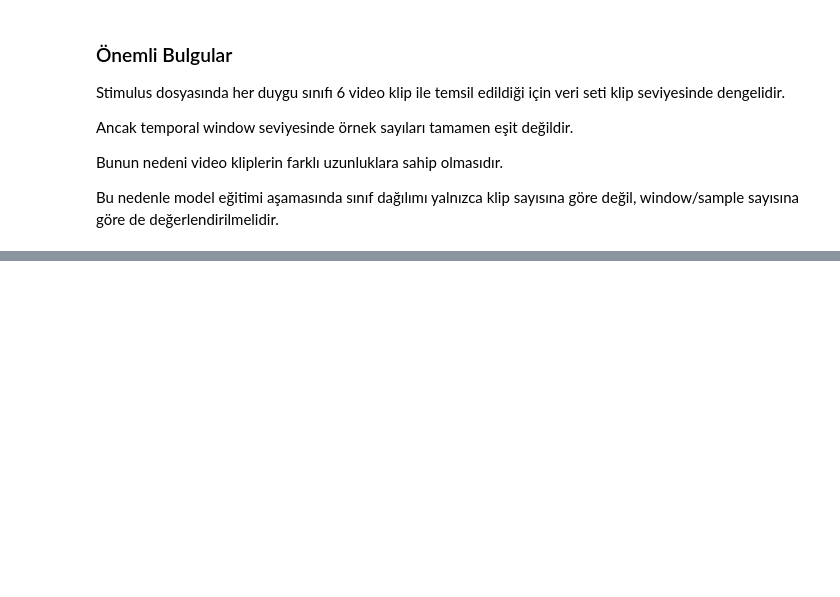
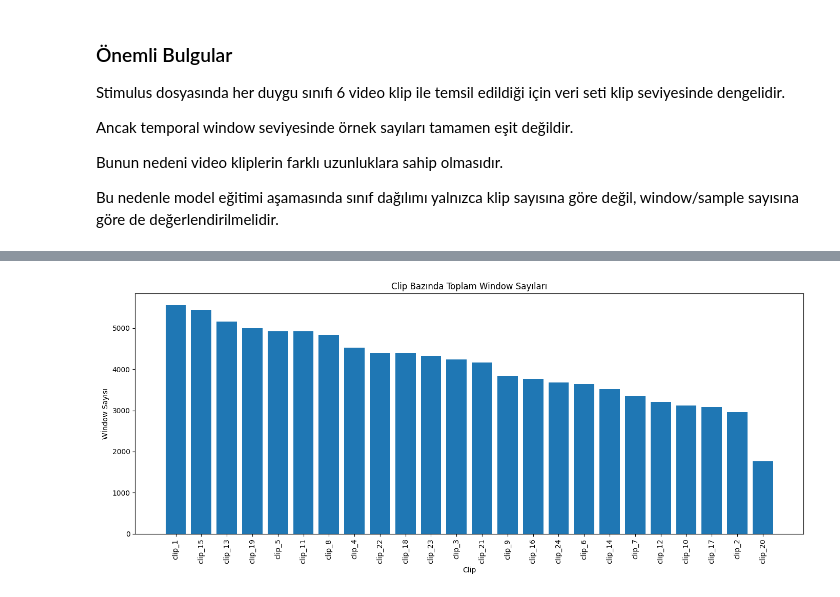
Before and after one commit to gullcan/relf-seed-sd, a Jupyter notebook: notebooks/01_dataset_structure.ipynb, the cells around one changed output, grey strips where cells are left out. Saved outputs shown, nothing was run; the diff lists cells and outputs as text; code cells hidden in the pictures; blank space fills up the shorter version.

```diff
--- a/notebooks/01_dataset_structure.ipynb
+++ b/notebooks/01_dataset_structure.ipynb
@@ -707,0 +883,9 @@ Bu nedenle model eğitimi aşamasında sınıf dağılımı yalnızca klip sayı
+# %%
+clip_mean_windows = (
+    index_df
+    .groupby(["clip", "emotion"])
+    .size()
+    .reset_index(name="window_count")
+    .sort_values("window_count", ascending=False)
+)
+clip_mean_windows
@@ -707,0 +910,18 @@ Bu nedenle model eğitimi aşamasında sınıf dağılımı yalnızca klip sayı
+# %%
+
+plt.figure(figsize=(14,6))
+
+plt.bar(
+    clip_mean_windows["clip"],
+    clip_mean_windows["window_count"]
+)
+plt.title("Clip Bazında Toplam Window Sayıları")
+plt.xlabel("Clip")
+plt.ylabel("Wİndow Sayısı")
+
+plt.xticks(rotation=90)
+
+plt.tight_layout()
+plt.show()
+# %% [output]
+[figure, added]
```
Also changed, not shown: parts of 18 cells of this notebook.
